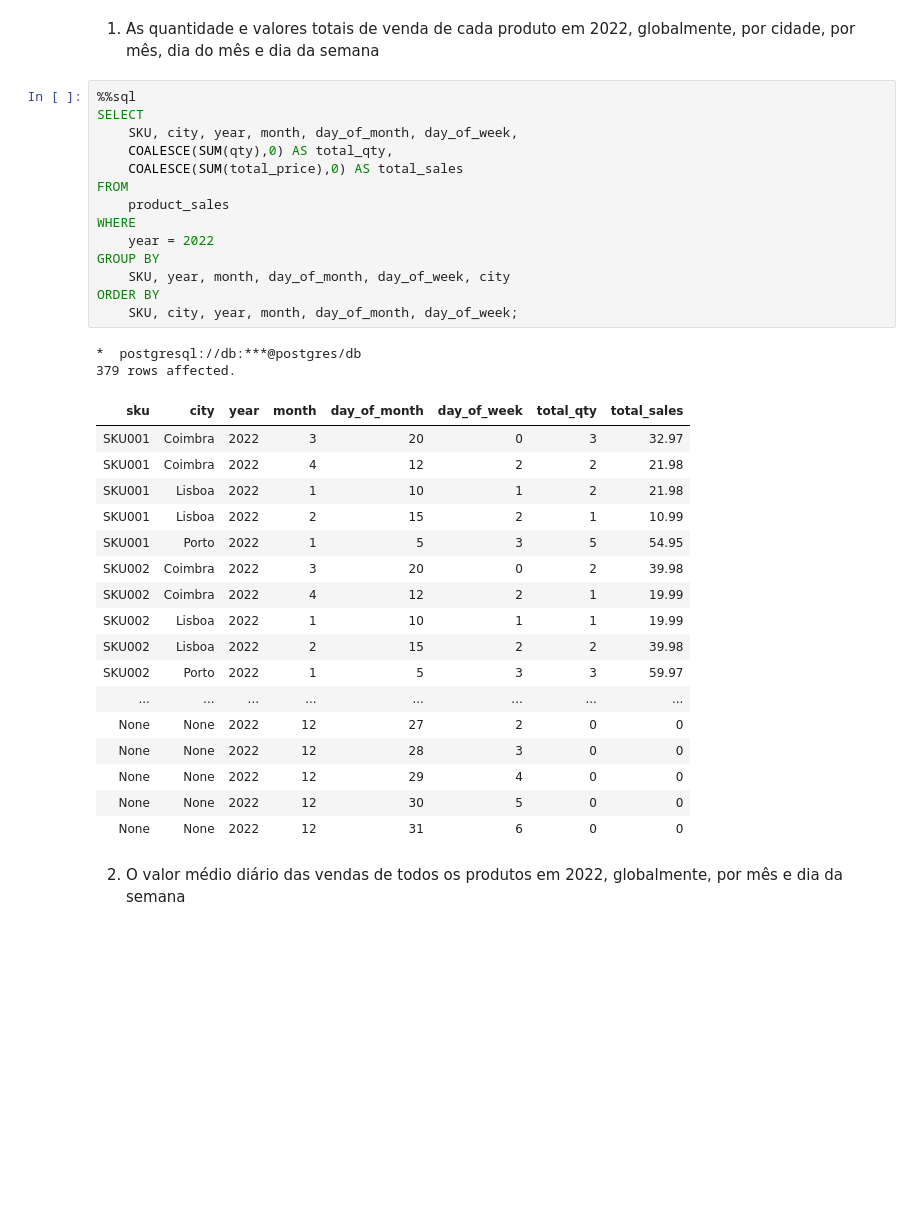
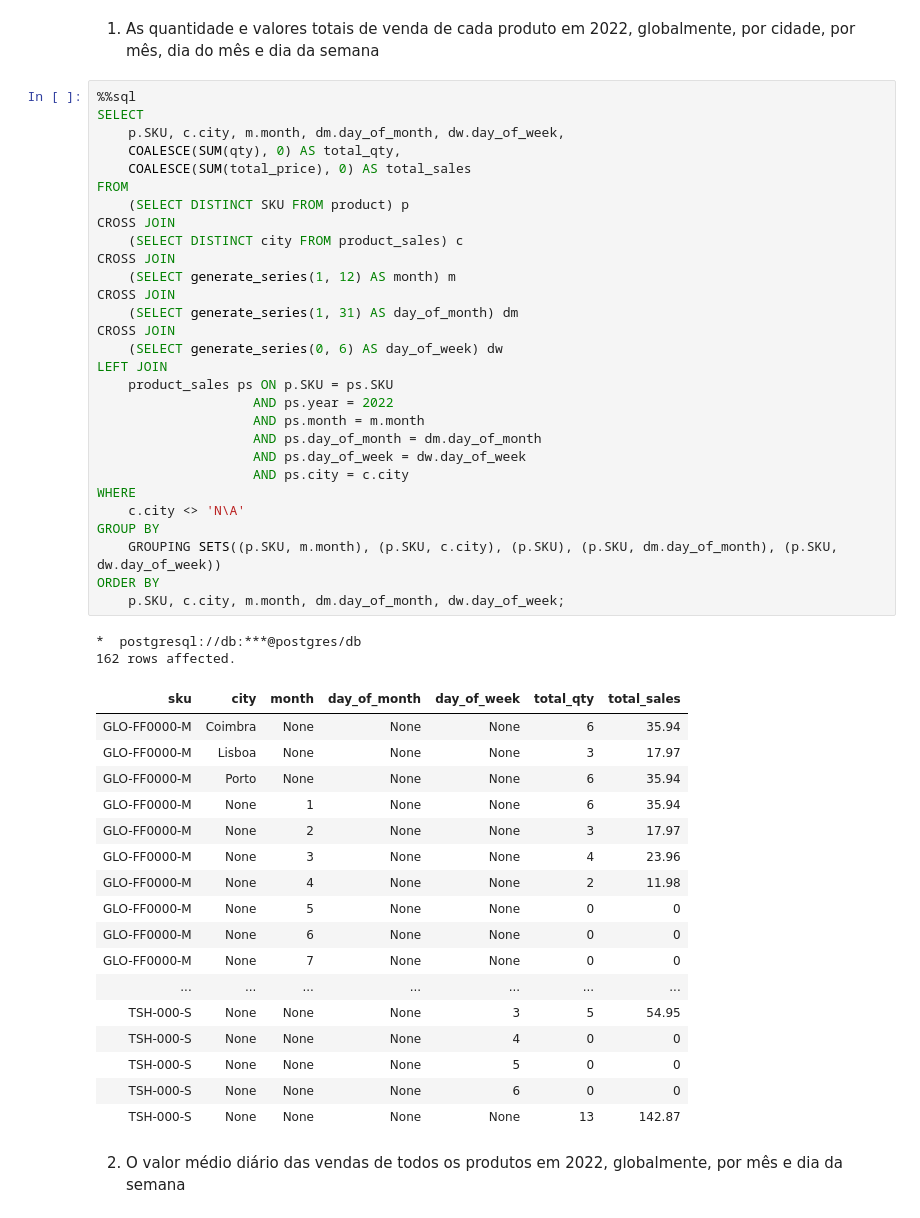
Before and after one commit to MateuSpencer/BD_Projeto_22-23, a Jupyter notebook: Entrega_3/E3-report.ipynb, the cells around one changed output. Drawn from its saved outputs; the diff is of its cells as text; blank space fills up the shorter version.

```diff
--- a/Entrega_3/E3-report.ipynb
+++ b/Entrega_3/E3-report.ipynb
@@ -496,37 +507,52 @@ Usando a vista desenvolvida para a Questão 3, escreva duas consultas SQL que pe
 # %%
 %%sql
 SELECT
-    SKU, city, year, month, day_of_month, day_of_week,
-    COALESCE(SUM(qty),0) AS total_qty,
-    COALESCE(SUM(total_price),0) AS total_sales
+    p.SKU, c.city, m.month, dm.day_of_month, dw.day_of_week,
+    COALESCE(SUM(qty), 0) AS total_qty,
+    COALESCE(SUM(total_price), 0) AS total_sales
 FROM
-    product_sales
+    (SELECT DISTINCT SKU FROM product) p
+CROSS JOIN
+    (SELECT DISTINCT city FROM product_sales) c
+CROSS JOIN
+    (SELECT generate_series(1, 12) AS month) m
+CROSS JOIN
+    (SELECT generate_series(1, 31) AS day_of_month) dm
+CROSS JOIN
+    (SELECT generate_series(0, 6) AS day_of_week) dw
+LEFT JOIN
+    product_sales ps ON p.SKU = ps.SKU
+                    AND ps.year = 2022
+                    AND ps.month = m.month
+                    AND ps.day_of_month = dm.day_of_month
+                    AND ps.day_of_week = dw.day_of_week
+                    AND ps.city = c.city
 WHERE
-    year = 2022
+    c.city <> 'N\A'
 GROUP BY
-    SKU, year, month, day_of_month, day_of_week, city
+    GROUPING SETS((p.SKU, m.month), (p.SKU, c.city), (p.SKU), (p.SKU, dm.day_of_month), (p.SKU, dw.day_of_week))
 ORDER BY
-    SKU, city, year, month, day_of_month, day_of_week;
+    p.SKU, c.city, m.month, dm.day_of_month, dw.day_of_week;
 # %% [output]
 *  postgresql://db:***@postgres/db
-379 rows affected.
+162 rows affected.
-| sku | city | year | month | day_of_month | day_of_week | total_qty | total_sales |
-| SKU001 | Coimbra | 2022 | 3 | 20 | 0 | 3 | 32.97 |
-| SKU001 | Coimbra | 2022 | 4 | 12 | 2 | 2 | 21.98 |
-| SKU001 | Lisboa | 2022 | 1 | 10 | 1 | 2 | 21.98 |
-| SKU001 | Lisboa | 2022 | 2 | 15 | 2 | 1 | 10.99 |
-| SKU001 | Porto | 2022 | 1 | 5 | 3 | 5 | 54.95 |
-| SKU002 | Coimbra | 2022 | 3 | 20 | 0 | 2 | 39.98 |
-| SKU002 | Coimbra | 2022 | 4 | 12 | 2 | 1 | 19.99 |
-| SKU002 | Lisboa | 2022 | 1 | 10 | 1 | 1 | 19.99 |
-| SKU002 | Lisboa | 2022 | 2 | 15 | 2 | 2 | 39.98 |
-| SKU002 | Porto | 2022 | 1 | 5 | 3 | 3 | 59.97 |
-| ... | ... | ... | ... | ... | ... | ... | ... |
-| None | None | 2022 | 12 | 27 | 2 | 0 | 0 |
-| None | None | 2022 | 12 | 28 | 3 | 0 | 0 |
-| None | None | 2022 | 12 | 29 | 4 | 0 | 0 |
-| None | None | 2022 | 12 | 30 | 5 | 0 | 0 |
-| None | None | 2022 | 12 | 31 | 6 | 0 | 0 |
+| sku | city | month | day_of_month | day_of_week | total_qty | total_sales |
+| GLO-FF0000-M | Coimbra | None | None | None | 6 | 35.94 |
+| GLO-FF0000-M | Lisboa | None | None | None | 3 | 17.97 |
+| GLO-FF0000-M | Porto | None | None | None | 6 | 35.94 |
+| GLO-FF0000-M | None | 1 | None | None | 6 | 35.94 |
+| GLO-FF0000-M | None | 2 | None | None | 3 | 17.97 |
+| GLO-FF0000-M | None | 3 | None | None | 4 | 23.96 |
+| GLO-FF0000-M | None | 4 | None | None | 2 | 11.98 |
+| GLO-FF0000-M | None | 5 | None | None | 0 | 0 |
+| GLO-FF0000-M | None | 6 | None | None | 0 | 0 |
+| GLO-FF0000-M | None | 7 | None | None | 0 | 0 |
+| ... | ... | ... | ... | ... | ... | ... |
+| TSH-000-S | None | None | None | 3 | 5 | 54.95 |
+| TSH-000-S | None | None | None | 4 | 0 | 0 |
+| TSH-000-S | None | None | None | 5 | 0 | 0 |
+| TSH-000-S | None | None | None | 6 | 0 | 0 |
+| TSH-000-S | None | None | None | None | 13 | 142.87 |
 # %% [markdown]
 2. O valor médio diário das vendas de todos os produtos em 2022, globalmente, por mês e dia da semana
 # %%
```
Also changed, not shown: parts of 5 cells of this notebook.
